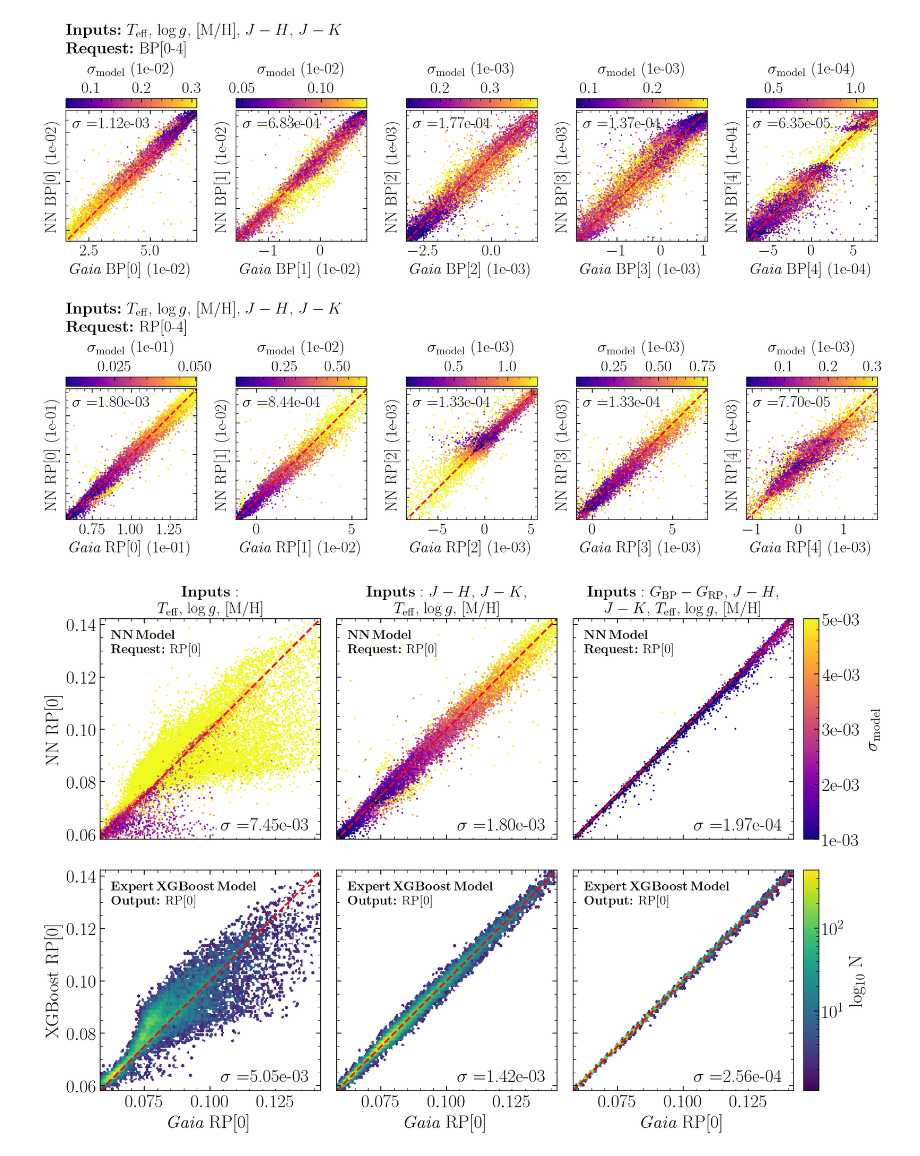
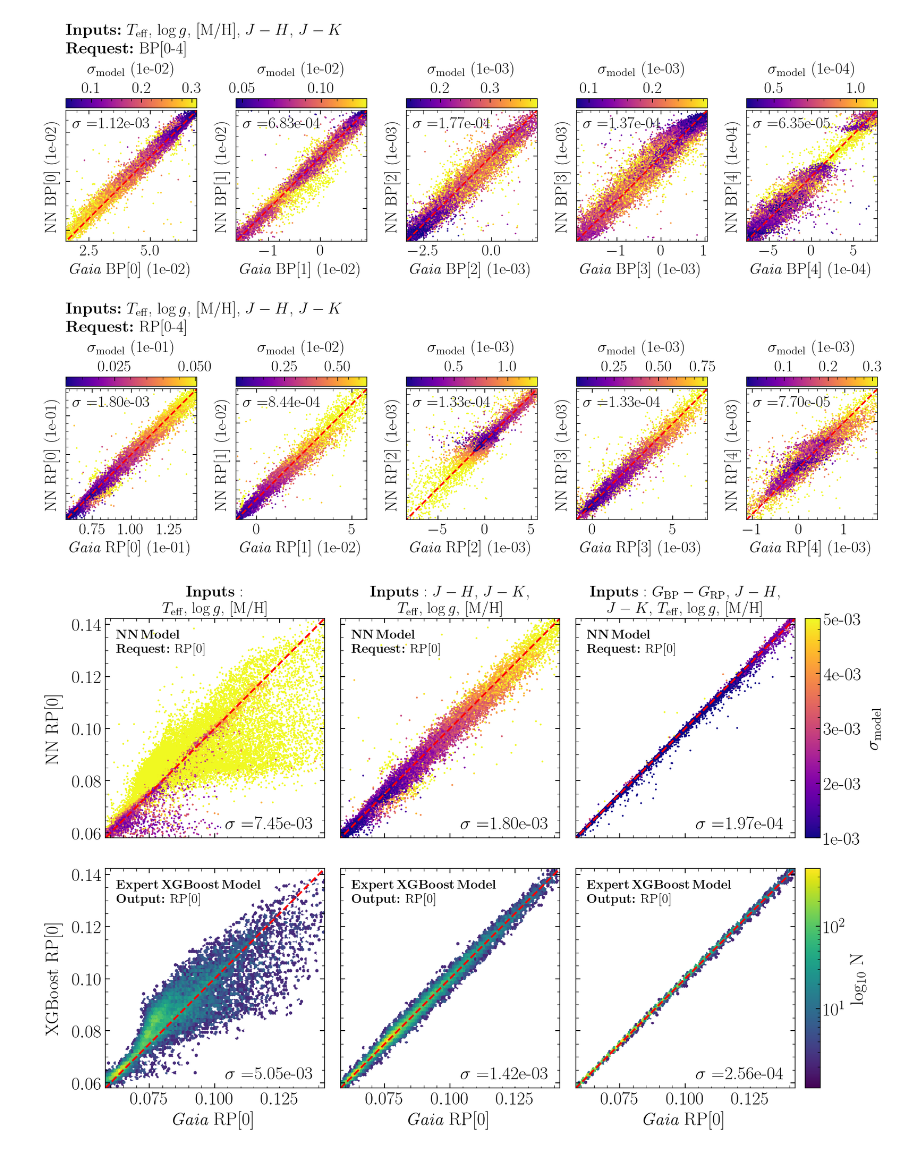
Before and after one commit to henrysky/astroNN_stars_foundation, a Jupyter notebook: Inference_Labels2Spec.ipynb, the cells around one changed output. Cells and saved outputs as stored; diff of their text form; code cells hidden in the pictures.

Commit message:
update figures and readme

```diff
--- a/Inference_Labels2Spec.ipynb
+++ b/Inference_Labels2Spec.ipynb
@@ -258,7 +258,7 @@ cmap = plt.cm.hsv
 sm = plt.cm.ScalarMappable(cmap=cmap, norm=norm)
 plot_legend = True
 for r_v in [3.3, 3.1, 2.9, 2.7, 2.5]:
-    label = f"F99 $R_v=${r_v:.1f}"
+    label = f"F99 $R_V=${r_v:.1f}"
     # 0.86 for SF 2011 scaling
     ax2.plot(xp_sampling_grid, fitzpatrick99(xp_sampling_grid*10,r_v,unit="aa",r_v=r_v), color=matplotlib.colors.to_hex(cmap(norm(r_v))), label=label)
 
@@ -288,7 +288,7 @@ ax2.fill_between(xp_sampling_grid, lower_inferred_extinction_cruves, upper_infer
 ax2.plot(xp_sampling_grid, mean_inferred_extinction_cruves, ls="--", lw=2, c="k", label="NN Model")
 
 ax2.set_xlim(392, 992)
-ax2.set_xlabel("Wavelegnth $\\lambda$ ($nm$)")
+ax2.set_xlabel("Wavelegnth $\\lambda$ (nm)")
 ax2.set_ylabel("$A(\lambda) / E(B-V)_\mathrm{true}$")
 ax2.set_yscale("log")
 ax2.set_ylim(0.8, 5.)
@@ -306,7 +306,7 @@ def tick_function(x):
 ax3.set_xlim(ax1.get_xlim())
 ax3.set_xticks(new_tick_locations)
 ax3.set_xticklabels(tick_function(new_tick_locations))
-ax3.set_xlabel("$\\lambda^{-1}$ ($\\mu m^{-1}$)")
+ax3.set_xlabel("$\\lambda^{-1}$ ($\\mu \mathrm{m}^{-1}$)")
 
 fig.savefig("./figs/spec_extinction.pdf", bbox_inches="tight")
 # %% [output]
@@ -497,8 +497,8 @@ ax6.set_yticklabels([])
 ax4.set_xlabel("$\emph{Gaia}$ RP[0]")
 ax5.set_xlabel("$\emph{Gaia}$ RP[0]")
 ax6.set_xlabel("$\emph{Gaia}$ RP[0]")
-ax1.set_ylabel("NN RP[0]")
-ax4.set_ylabel("XGBoost RP[0]")
+ax1.set_ylabel("NN RP[0]", labelpad=10)
+ax4.set_ylabel("XGBoost RP[0]", labelpad=10)
 # ===================================== Setup Figure =====================================
 
 
@@ -574,31 +574,31 @@ mappable = plot_rp0(
     nn_result["rp0"],
     nn_result["rp0_error"],
     cmap="plasma",
     text="$\\bf{NN\, Model}$\n$\\textbf{Request:}$ RP[0]"
     # text="$\\bf{NN\, Model}$ \n $\\bf{Input:}$  $G_\mathrm{BP}-G_\mathrm{RP}$, $J-H$, \n$J-K$, $T_{\mathrm{eff}}$, $\log{g}$, [M/H]\n$\\textbf{Request:}$ RP[0]"
 )
 ax3.set_title("$\\bf{Inputs:}$  $G_\mathrm{BP}-G_\mathrm{RP}$, $J-H$, \n$J-K$, $T_{\mathrm{eff}}$, $\log{g}$, [M/H]", fontsize=17)
 ax_divider = make_axes_locatable(ax3)
 cax = ax_divider.append_axes("right", size="7%", pad=0.15)
 cbar = plt.colorbar(mappable, cax=cax, format="%.0e")
 cbar.set_label("$\sigma_\mathrm{model}$")
 
 # train and test XGBoost
 reg = XGBRegressor(tree_method="hist")
 reg.fit(val_labels_pd[obs_names], val_labels_pd["rp0"])
 mappable = plot_rp0(
     ax6,
     rp0_ground_truth,
     reg.predict(val_labels_pd[obs_names].to_numpy()),
     text="$\\bf{Expert\, XGBoost\, Model}$\n$\\textbf{Output:}$ RP[0]"
     # text="$\\bf{Expert\, XGBoost\, Model}$ \n $\\bf{Input:}$ $G_\mathrm{BP}-G_\mathrm{RP}$, $J-H$, \n$J-K$, $T_{\mathrm{eff}}$, $\log{g}$, [M/H]\n$\\textbf{Output:}$ RP[0]"
 )
 ax_divider = make_axes_locatable(ax6)
 cax = ax_divider.append_axes("right", size="7%", pad=0.15)
 cbar = plt.colorbar(mappable, cax=cax)
 cbar.set_label("log$_{10}$ N")
 # ========================== ["bprp", "jh", "jk", "teff", "logg", "m_h"] ============================
 
 fig.savefig("./figs/xp_dependence.pdf", bbox_inches="tight", dpi=200)
 # %% [output]
-[figure, old version]
+[figure, new version]
```
Also changed, not shown: parts of 1 cell of this notebook, 10 other files.
